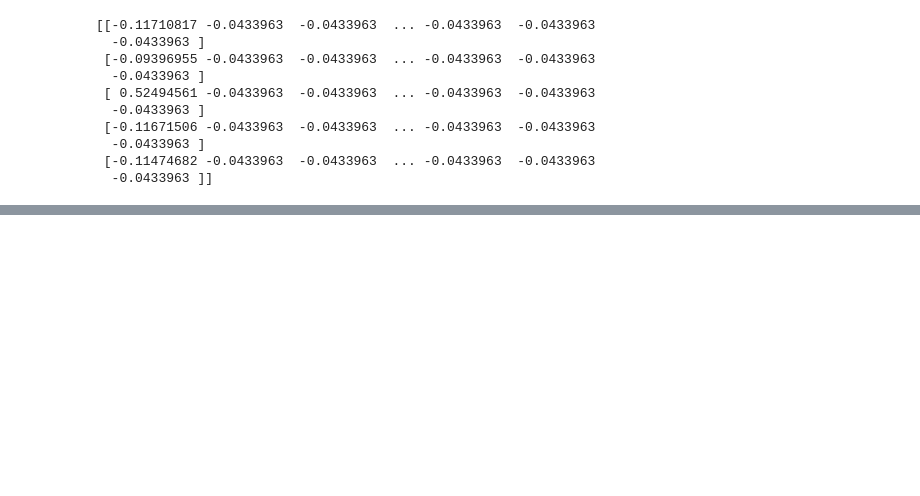
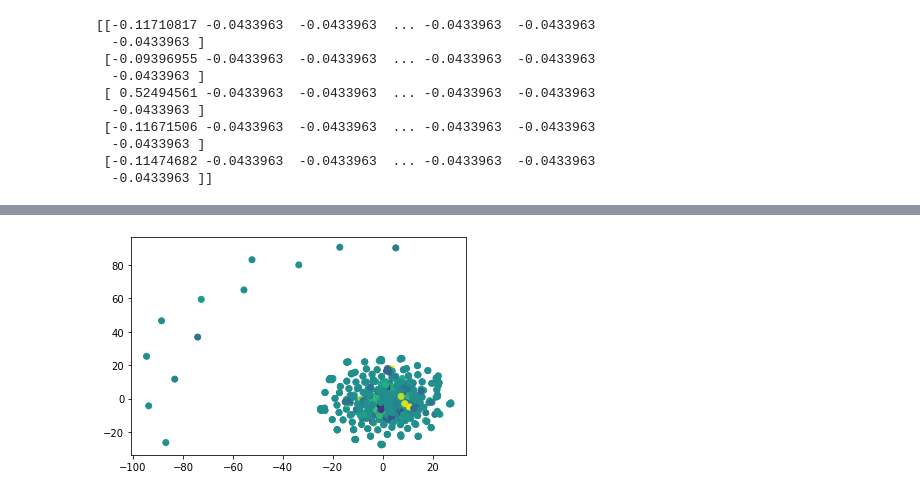
Before and after one commit to terrellbradford/unsupervised-machine-learning-challege, a Jupyter notebook: CryptoCompare.ipynb, the cells around one changed output, grey strips where cells are left out. Saved outputs shown, nothing was run; the diff lists cells and outputs as text; code cells hidden in the pictures; blank space fills up the shorter version.

```diff
--- a/CryptoCompare.ipynb
+++ b/CryptoCompare.ipynb
@@ -217,0 +256,5 @@ array([0.00838639, 0.00796608])
+# %%
+plt.scatter(crypto_pca_df['x'], crypto_pca_df['y'], c=crypto_pca_df[273])
+plt.show()
+# %% [output]
+[figure, added]
```
Also changed, not shown: parts of 13 cells of this notebook.
